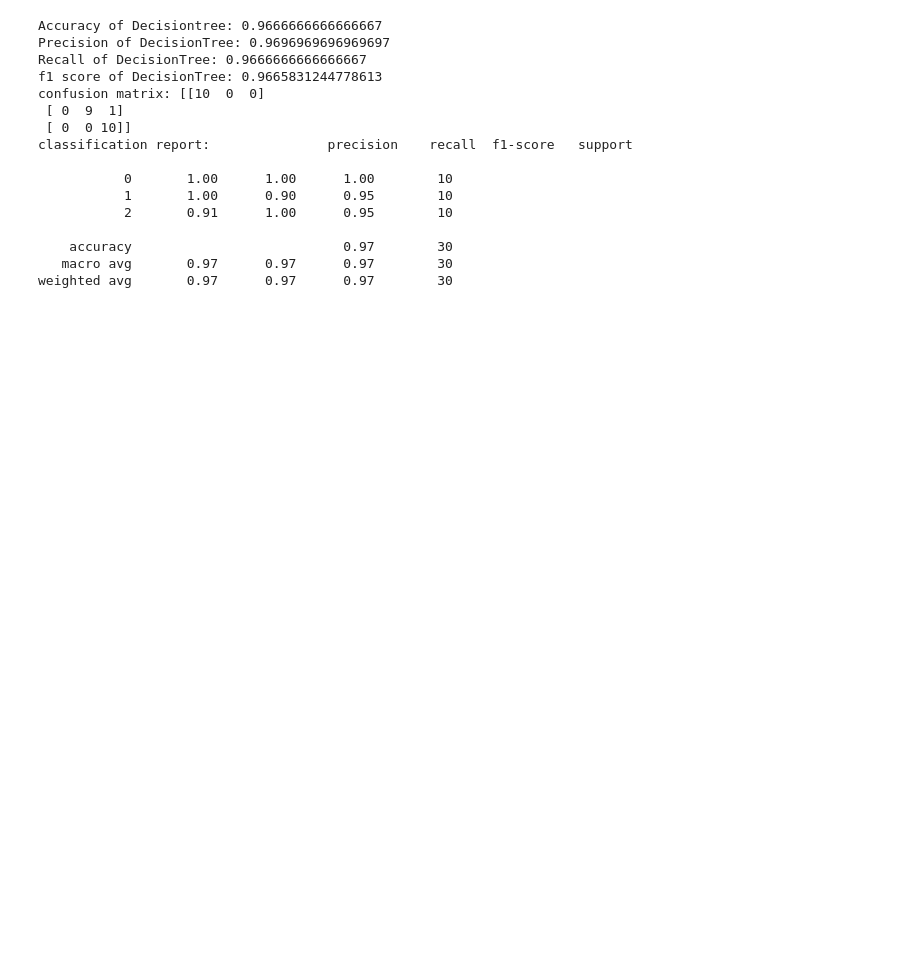
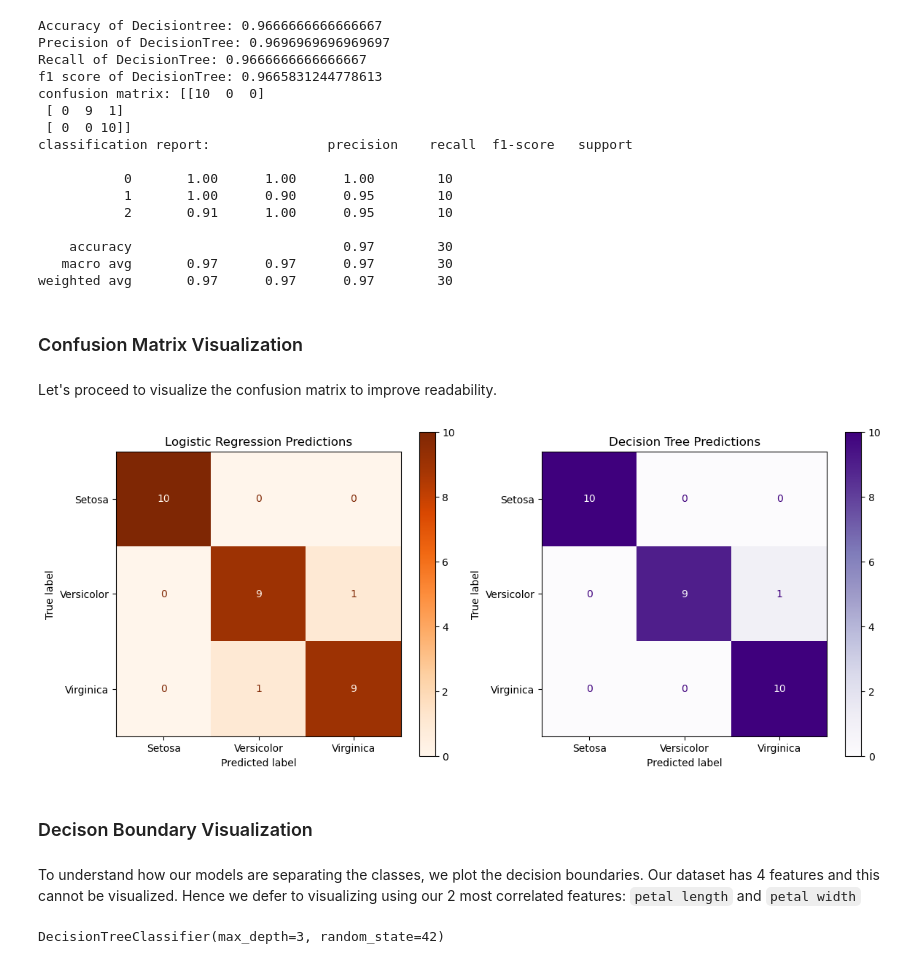
Before and after one commit to Mohammed-Hanan-Othman/datheon, a Jupyter notebook: task-1-iris/notebooks/iris-classification.ipynb, the cells around one changed output. Drawn from its saved outputs; the diff is of its cells as text; code cells hidden in the pictures; blank space fills up the shorter version.

Commit message:
Added confusion matrix and decision boundary visualization

```diff
--- a/task-1-iris/notebooks/iris-classification.ipynb
+++ b/task-1-iris/notebooks/iris-classification.ipynb
@@ -247,7 +248,7 @@ We will use `StandardScaler` to normalize our features. It transforms the data s
 scaler = StandardScaler()
 # %%
 X_train_scaled = scaler.fit_transform(X_train)
-X_test_scaled = scaler.fit_transform(X_test)
+X_test_scaled = scaler.transform(X_test)
 # %% [markdown]
 ### Model Building (LogisticRegression)
 # %%
@@ -333,3 +336,58 @@ classification report:               precision    recall  f1-score   support
     accuracy                           0.97        30
    macro avg       0.97      0.97      0.97        30
 weighted avg       0.97      0.97      0.97        30
+# %% [markdown]
+### Confusion Matrix Visualization
+# %% [markdown]
+Let's proceed to visualize the confusion matrix to improve readability.
+# %%
+class_names = ['Setosa', 'Versicolor', 'Virginica']
+
+fig, axes = plt.subplots(1, 2, figsize=(12, 5))
+
+#1.LogisticRegression cconfusion_matrix
+ConfusionMatrixDisplay.from_predictions(y_test,lr_y_pred, display_labels=class_names, cmap='Oranges', ax=axes[0])
+axes[0].set_title('Logistic Regression Predictions')
+
+# 2. Decision Tree Confusion Matrix
+ConfusionMatrixDisplay.from_predictions(y_test,dt_y_pred,display_labels=class_names, cmap='Purples', ax=axes[1])
+axes[1].set_title('Decision Tree Predictions')
+
+plt.tight_layout()
+plt.show()
+# %% [output]
+[figure, added]
+# %% [markdown]
+### Decison Boundary Visualization
+# %% [markdown]
+To understand how our models are separating the classes, we plot the decision boundaries. Our dataset has 4 features and this cannot be visualized. Hence we defer to visualizing using our 2 most correlated features: `petal length` and `petal width`
+# %%
+# Select only the 2 most correlated features
+columns = ["petal_length", "petal_width"]
+
+# Subset the data
+df_2d = df_iris[columns]
+
+# Split into features and target
+X_2d = df_2d
+y_2d = df_iris["species"]
+
+# Label encode target
+y_2d = le.fit_transform(y_2d)
+
+# Train test split
+X_train_2d, X_test_2d, y_train_2d, y_test_2d = train_test_split(X_2d, y_2d, train_size=0.2, random_state=42, stratify=y_2d)
+
+# Feature scaling
+X_train_2d_scaled = scaler.fit_transform(X_train_2d)
+X_test_2d_scaled = scaler.transform(X_test_2d)
+
+# Build models
+model_lr_2d = LogisticRegression(max_iter=1000, random_state=42)
+model_dt_2d = DecisionTreeClassifier(random_state=42, max_depth=3)
+
+# Fit models on training data
+model_lr_2d.fit(X_train_2d_scaled, y_train_2d)
+model_dt_2d.fit(X_train_2d_scaled, y_train_2d)
+# %% [output]
+DecisionTreeClassifier(max_depth=3, random_state=42)
```
Also changed, not shown: parts of 4 cells of this notebook.
